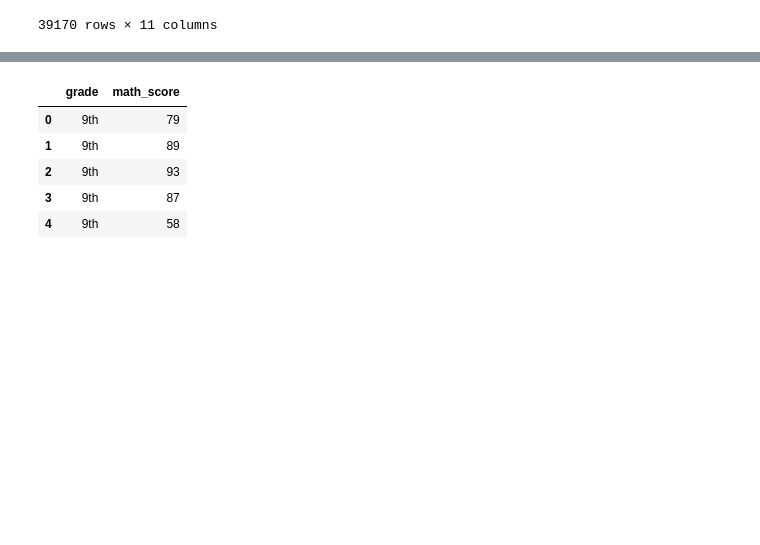
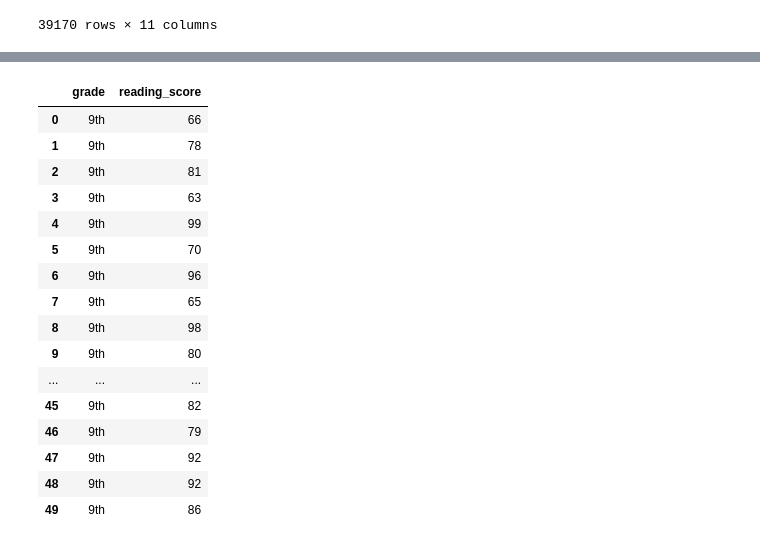
Before and after one commit to DarianR4/Pandas_challenge1, a Jupyter notebook: PandaChallenge_Analysis.ipynb, the cells around one changed output, grey strips where cells are left out. Saved outputs shown, nothing was run; the diff lists cells and outputs as text; code cells hidden in the pictures; blank space fills up the shorter version.

```diff
--- a/PandaChallenge_Analysis.ipynb
+++ b/PandaChallenge_Analysis.ipynb
@@ -137,17 +251,28 @@ Name: school_name, dtype: float64
 # %%
 #Math scores by grade
-mathscores_bygrade = school_data_complete.loc[:,['grade','math_score']]
+mathscores_bygrade = school_data_complete.loc[:,['grade','reading_score']]
 
 mathscores_bygradesorted = mathscores_bygrade.sort_values(['grade'], ascending=False)
 mathscores_bygradesorted=mathscores_bygradesorted.reset_index(drop=True)
-mathscores_bygradesorted.head()
+mathscores_bygradesorted.head(50)
 # %% [output]
-|  | grade | math_score |
-| 0 | 9th | 79 |
-| 1 | 9th | 89 |
-| 2 | 9th | 93 |
-| 3 | 9th | 87 |
-| 4 | 9th | 58 |
+|  | grade | reading_score |
+| 0 | 9th | 66 |
+| 1 | 9th | 78 |
+| 2 | 9th | 81 |
+| 3 | 9th | 63 |
+| 4 | 9th | 99 |
+| 5 | 9th | 70 |
+| 6 | 9th | 96 |
+| 7 | 9th | 65 |
+| 8 | 9th | 98 |
+| 9 | 9th | 80 |
+| ... | ... | ... |
+| 45 | 9th | 82 |
+| 46 | 9th | 79 |
+| 47 | 9th | 92 |
+| 48 | 9th | 92 |
+| 49 | 9th | 86 |
 # %%
 # Reading scores by grade
 readingscores_bygrade = school_data_complete.loc[:,['grade','reading_score']]
```
Also changed, not shown: parts of 17 cells of this notebook.
